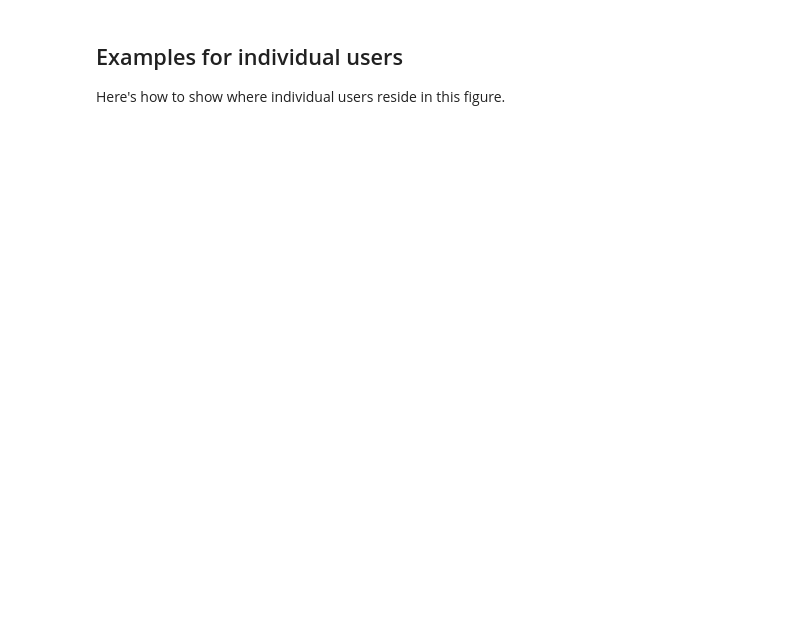
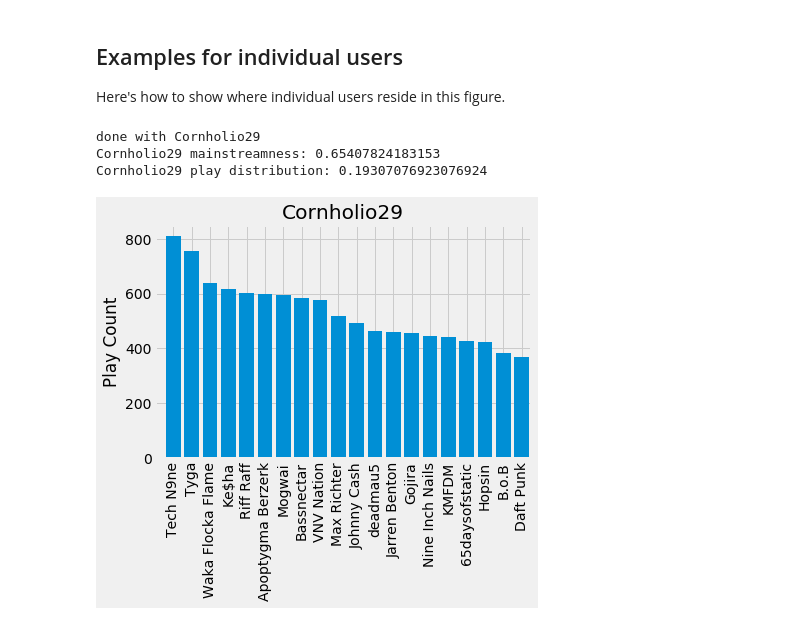
Before and after one commit to benelson/lastfm, a Jupyter notebook: analysis.ipynb, the cells around one changed output. Drawn from its saved outputs; the diff is of its cells as text; code cells hidden in the pictures; blank space fills up the shorter version.

```diff
--- a/analysis.ipynb
+++ b/analysis.ipynb
@@ -369,30 +371,34 @@ plt.show()
 Here's how to show where individual users reside in this figure.
 # %%
 users = {}
+username = 'Cornholio29'
+uu = user(username)
+uu.get_top_50_artists()
+uu.get_top_50_artists_info()
+uu.compute_user_mainstreamness()
+uu.compute_user_gini()
+users[username] = uu
+print('done with ' + username)
 
-for username in ['gravity_tractor','NMH1998', 'arthurcormorant', 'michiganwookie', 'rskasch']:
-    uu = user(username)
-    uu.get_top_50_artists()
-    uu.get_top_50_artists_info()
-    uu.compute_user_mainstreamness()
-    uu.compute_user_gini()
-    users[username] = uu
-    print('done with ' + username)
+user_data = { key: uu.artists[key].user_playcount for key in uu.artists.keys() }
+user_artists = list(sorted(user_data, key=user_data.__getitem__, reverse=True))
 
-#    user_data = { key: uu.artists[key].user_playcount for key in uu.artists.keys() }
-#    user_artists = list(sorted(user_data, key=user_data.__getitem__, reverse=True))
+print(username, "mainstreamness:", uu.mainstreamness)
+print(username, "play distribution:", uu.gini)
 
-#    print(username, "mainstreamness:", uu.mainstreamness)
-#    print(username, "play distribution:", uu.gini)
-
-#    plt.style.use('fivethirtyeight')
-#    xs = np.linspace(1.,50.,50)
-#    plt.bar(xs, sorted([user_data[key] for key in user_data.keys()], reverse=True))
-#    plt.xticks(xs, user_artists, rotation=90)
-#    plt.title(username)
-#    plt.ylabel("Play Count")
-#    plt.xlim(0.,20.5)
-#    plt.show()
+plt.style.use('fivethirtyeight')
+xs = np.linspace(1.,50.,50)
+plt.bar(xs, sorted([user_data[key] for key in user_data.keys()], reverse=True))
+plt.xticks(xs, user_artists, rotation=90)
+plt.title(username)
+plt.ylabel("Play Count")
+plt.xlim(0.,20.5)
+plt.show()
+# %% [output]
+done with Cornholio29
+Cornholio29 mainstreamness: 0.65407824183153
+Cornholio29 play distribution: 0.19307076923076924
+[figure, added]
 # %%
 plt.figure(figsize=(16,10))
 plt.style.use('fivethirtyeight')
```
Also changed, not shown: parts of 4 cells of this notebook.
